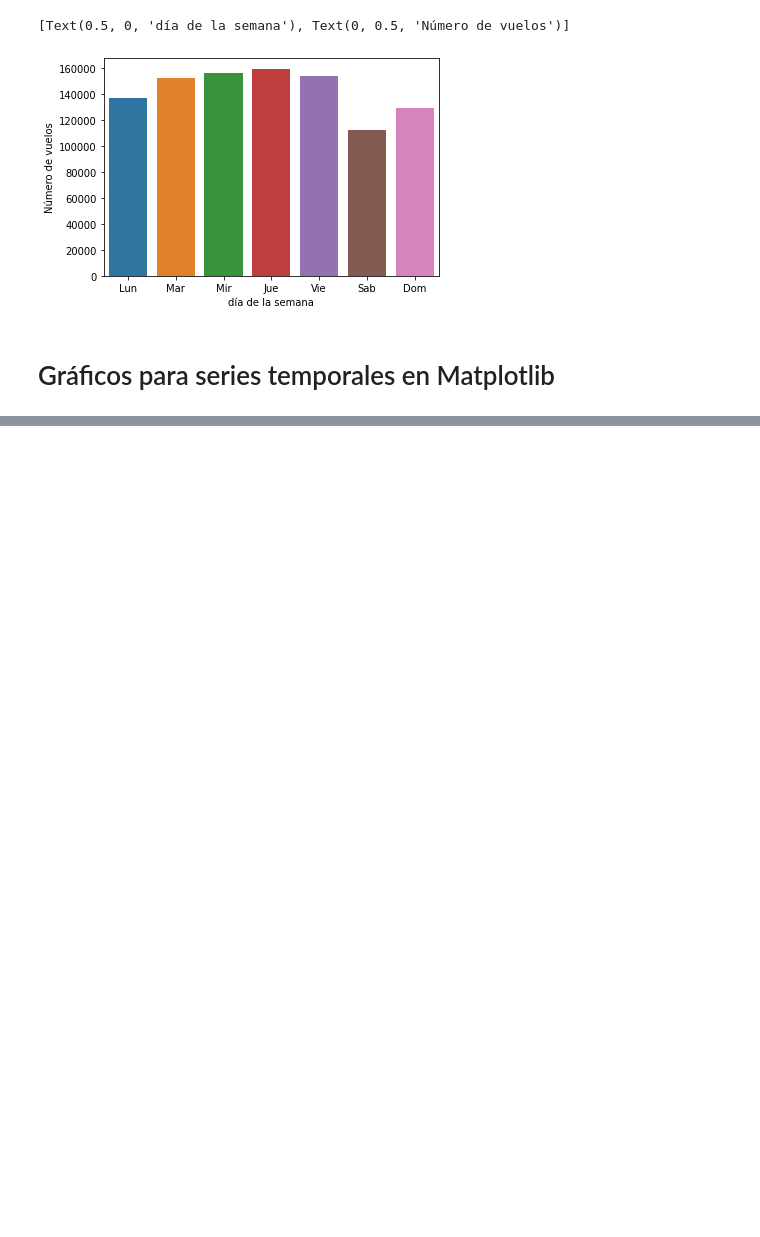
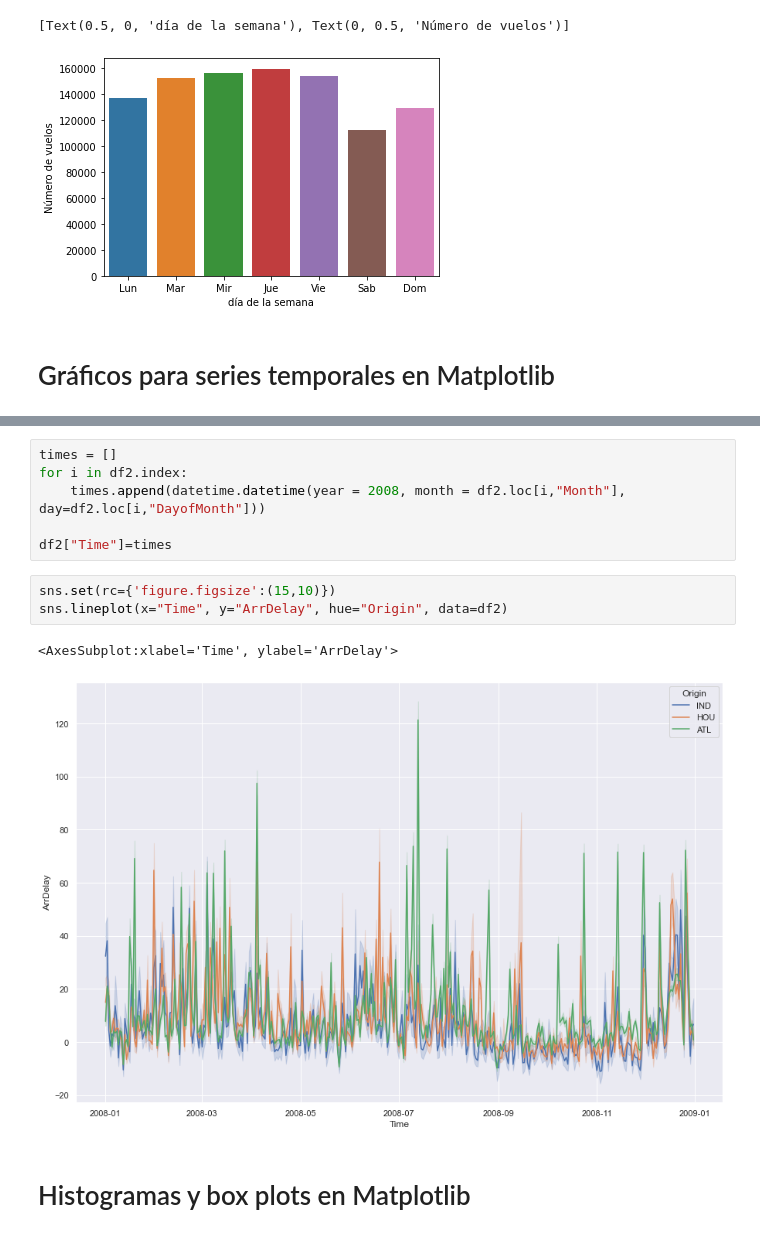
Before and after one commit to jcombari/Linkedin_courses, a Jupyter notebook: 01_Python para data science y big data esencial/04_Visualización de datos en Matplotlib.ipynb, the cells around one changed output, grey strips where cells are left out. Cells and saved outputs as stored; diff of their text form; blank space fills up the shorter version.

```diff
--- a/01_Python para data science y big data esencial/04_Visualización de datos en Matplotlib.ipynb
+++ b/01_Python para data science y big data esencial/04_Visualización de datos en Matplotlib.ipynb
@@ -183,0 +219,14 @@ KeyError: 0
+# %%
+times = []
+for i in df2.index:
+    times.append(datetime.datetime(year = 2008, month = df2.loc[i,"Month"], day=df2.loc[i,"DayofMonth"]))
+
+df2["Time"]=times
+# %%
+sns.set(rc={'figure.figsize':(15,10)})
+sns.lineplot(x="Time", y="ArrDelay", hue="Origin", data=df2)
+# %% [output]
+<AxesSubplot:xlabel='Time', ylabel='ArrDelay'>
+[figure, added]
+# %% [markdown]
+# Histogramas y box plots en Matplotlib
```
Also changed, not shown: parts of 26 cells of this notebook.
